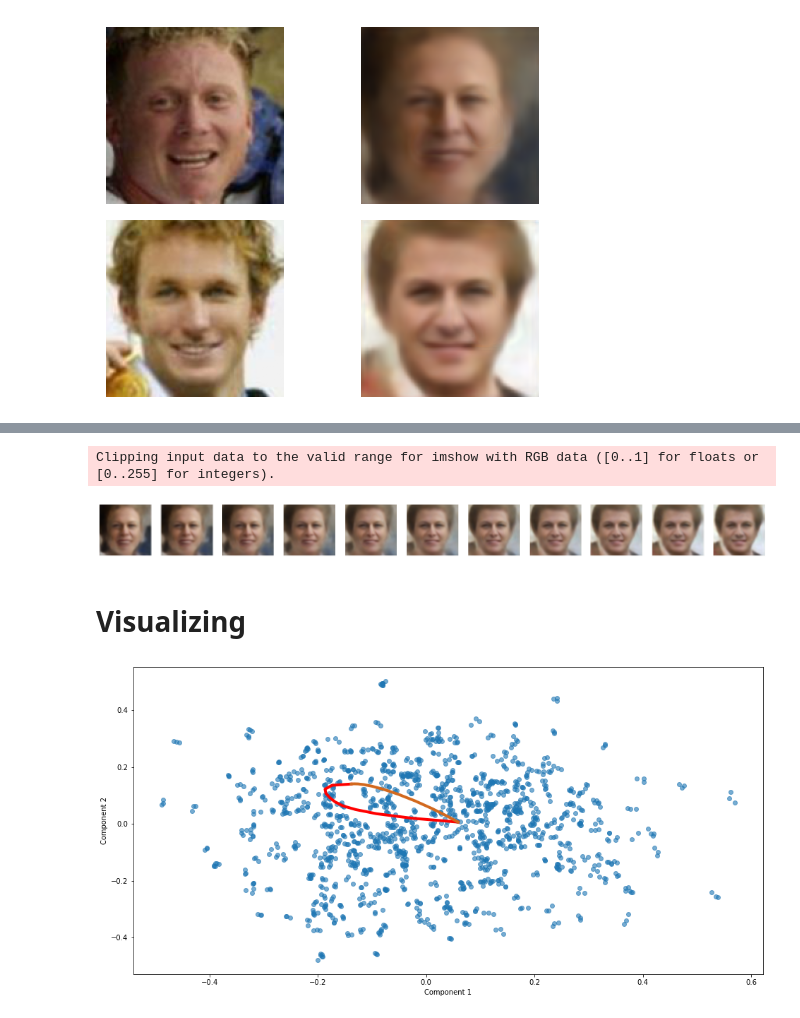
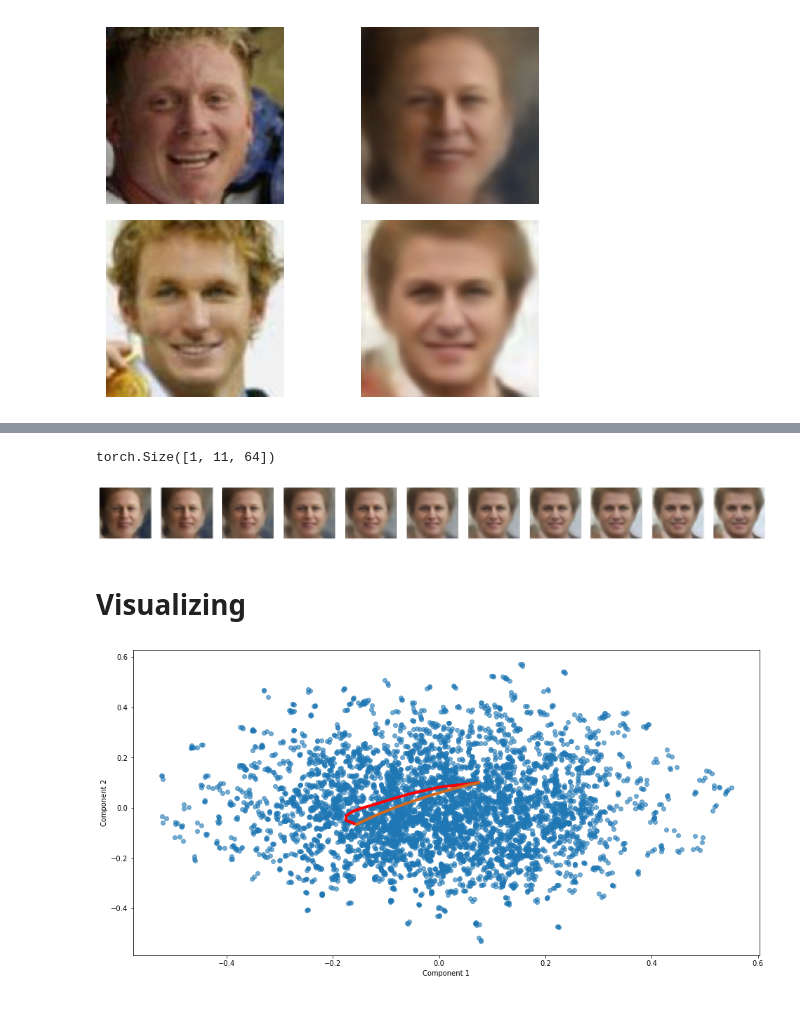
Before and after one commit to aliicee3/LOGML2021-Learning-Latent-Geometries, a Jupyter notebook: ConvVAE/ConvVAE.ipynb, the cells around one changed output, grey strips where cells are left out. Drawn from its saved outputs; the diff is of its cells as text; code cells hidden in the pictures.

```diff
--- a/ConvVAE/ConvVAE.ipynb
+++ b/ConvVAE/ConvVAE.ipynb
@@ -269,7 +270,8 @@ geom = geoDecoder(decoder = model.decoder)
 
 X = images.cpu()
 mu, log_var = model.encoder(X)
-z  = torch.normal(mu, torch.exp(0.5*log_var)).cpu()
+#z  = torch.normal(mu, torch.exp(0.5*log_var)).cpu()
+z = mu.cpu()
 # %%
 #print('Points shape', sample[1].shape)
 
@@ -304 +305,23 @@ Clipping input data to the valid range for imshow with RGB data ([0..1] for floa
 [figure]
+# %%
+image_derivate = images[3] - images[1]
+latents = []
+
+fig, ax = plt.subplots(2, N, figsize=(24, 4))
+for i in range(N):
+    img = images[1] + (i/10) * image_derivate
+
+    mu, log_var = model.encoder(img.cpu().unsqueeze(axis=0))
+    #z_  = torch.normal(mu, torch.exp(0.5*log_var))
+    z_ = mu
+    latents.append(z_)
+    recover = model.decoder(z_)
+
+    img = img.cpu().numpy()
+    ax[0,i].imshow(img.transpose([1,2,0]), vmin = 0, vmax = 1)
+    ax[0,i].axis('off')
+    recover = recover.cpu().detach().numpy()[0]
+    ax[1,i].imshow(recover.transpose([1,2,0]), vmin = 0, vmax = 1)
+    ax[1,i].axis('off')
+
+plt.show()
@@ -311,6 +342,7 @@ with torch.no_grad():
         line[:,i,:] = z[1] + i * dif / (cp.shape[1]-1)
 
 line = torch.tensor(line)
+print(line.shape)
 img_along_line = np.zeros([N, 3, 128, 128])
 
 # Plotting Images along each geodesic. [Left to Right]
@@ -322,7 +354,7 @@ for i in range(N):
     ax[i].axis('off')
 plt.show()
 # %% [output]
-Clipping input data to the valid range for imshow with RGB data ([0..1] for floats or [0..255] for integers).
+torch.Size([1, 11, 64])
 [figure]
 # %% [markdown]
 # Visualizing
@@ -394,6 +426,6 @@ def plot_manfold(model, data, N, N_sample=3, geodesics=None, linear = None, devi
                      color=colors[i],
                      linewidth=4)
 # %%
-plot_manfold(model, data, 500, 3, geodesics=cp, linear = line, device="cpu", algo="pca", func="cosine")
+plot_manfold(model, data, 2000, 3, geodesics=cp, linear = line, device="cpu", algo="pca", func="cosine")
 # %% [output]
-[figure, old version]
+[figure, new version]
```
Also changed, not shown: parts of 5 cells of this notebook.
